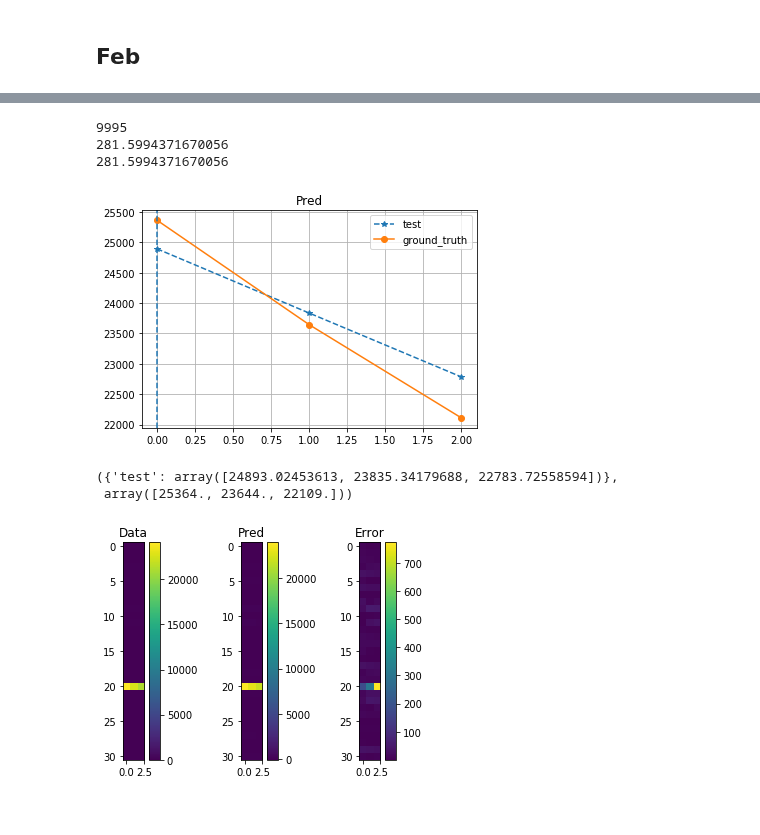
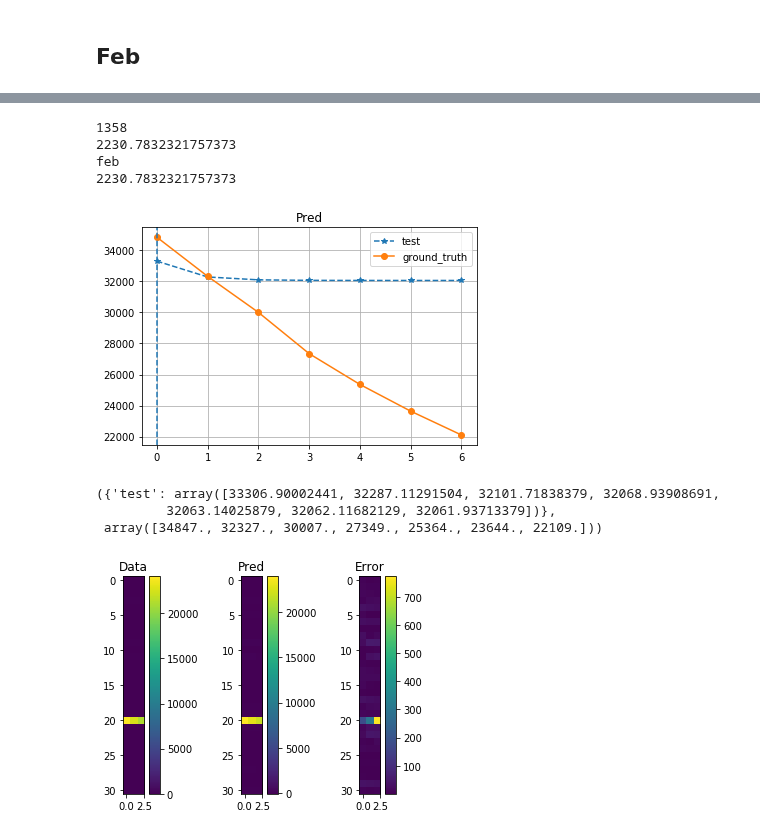
Before and after one commit to wtding1998/RNN_nCov, a Jupyter notebook: disease_analysis.ipynb, the cells around one changed output, grey strips where cells are left out. Cells and saved outputs as stored; diff of their text form; code cells hidden in the pictures.

```diff
--- a/disease_analysis.ipynb
+++ b/disease_analysis.ipynb
@@ -509,20 +513,22 @@ feb_df.loc[feb_df['used_model'] != 'keras']
 # %%
 path = 'D:/Jupyter_Documents/ML-code/research_code/output_result/feb'
-exp_name = 'v3-stnn_05-03-23-45-57_6570'
+exp_name = 'v3-stnn_05-05-19-06-00_1485'
 exp_dir = {'test': exp_name}
 exp = result.Exp(exp_name, path)
 # print(exp.config['mintest'])
 # print(exp.config['minepoch'])
 print(exp.config['manualSeed'])
 print(exp.pred_loss())
 result.plot_pred_by_dir(exp_dir, path, train=False, increase=False)
 # %% [output]
-9995
-281.5994371670056
-281.5994371670056
+1358
+2230.7832321757373
+feb
+2230.7832321757373
-[figure, old version]
+[figure, new version]
-({'test': array([24893.02453613, 23835.34179688, 22783.72558594])},
- array([25364., 23644., 22109.]))
+({'test': array([33306.90002441, 32287.11291504, 32101.71838379, 32068.93908691,
+         32063.14025879, 32062.11682129, 32061.93713379])},
+ array([34847., 32327., 30007., 27349., 25364., 23644., 22109.]))
 # %%
 exp.plot_distribution()
 # %% [output]
```
Also changed, not shown: parts of 2 cells of this notebook, 8 other files.
